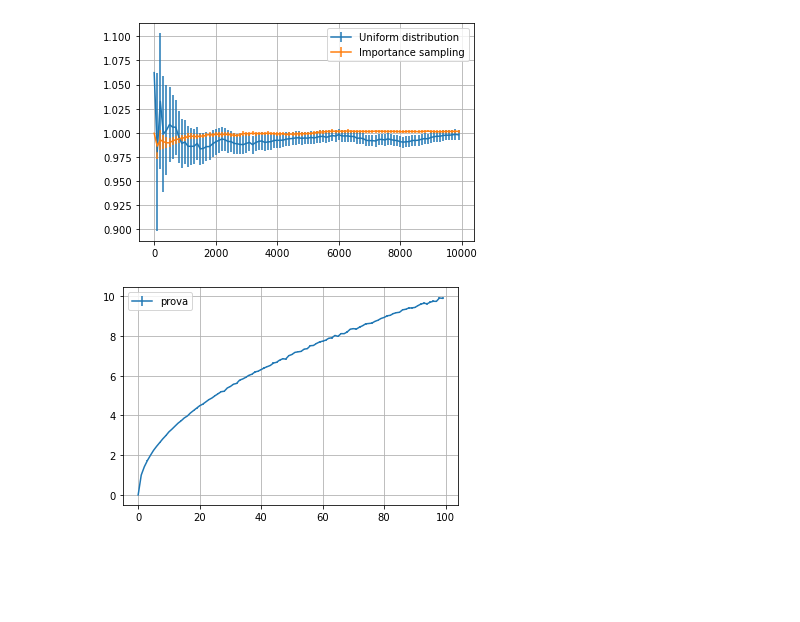
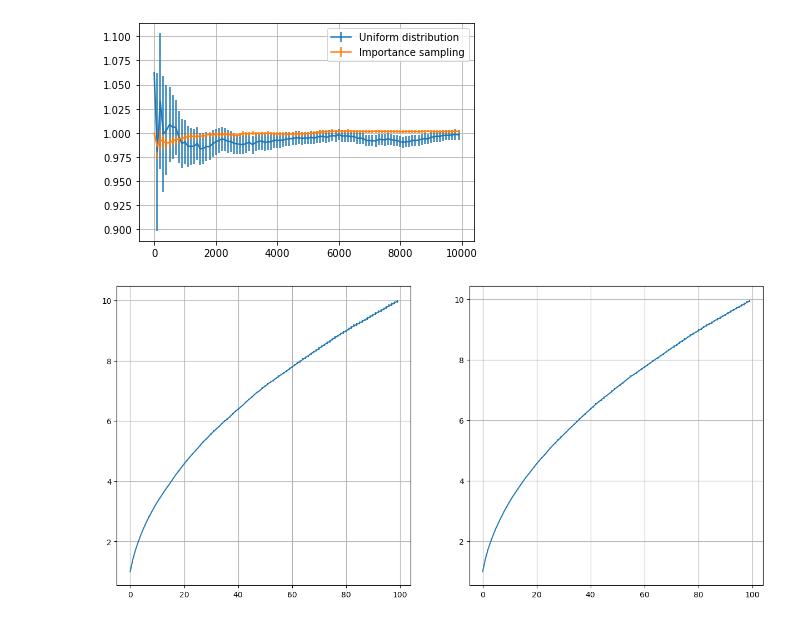
Before and after one commit to Nessun0o0/LSN, a Jupyter notebook: 02-Exercises/LSN02.ipynb, the cells around one changed output. Cells and saved outputs as stored; diff of their text form; code cells hidden in the pictures; blank space fills up the shorter version.

```diff
--- a/02-Exercises/LSN02.ipynb
+++ b/02-Exercises/LSN02.ipynb
@@ -16,10 +16,14 @@ plt.grid();
 [figure]
 # %%
 x_lattice, dist_lattice, err_lattice = np.loadtxt("02.2/RW_lattice.out", unpack=True)
+x_cont, dist_cont, err_cont = np.loadtxt("02.2/RW_continuum.out", unpack=True)
 
-plt.errorbar(x_lattice, dist_lattice, yerr=err_lattice, label="prova");
+fig, axs = plt.subplots(1, 2, figsize=(15,7))
 
-plt.legend()
-plt.grid();
+axs[0].errorbar(x_lattice, dist_lattice, yerr=err_lattice);
+axs[1].errorbar(x_cont, dist_cont, yerr=err_cont);
+
+for ax in axs:
+    ax.grid();
 # %% [output]
-[figure, old version]
+[figure, new version]
```
Also changed, not shown: 11 other files.
